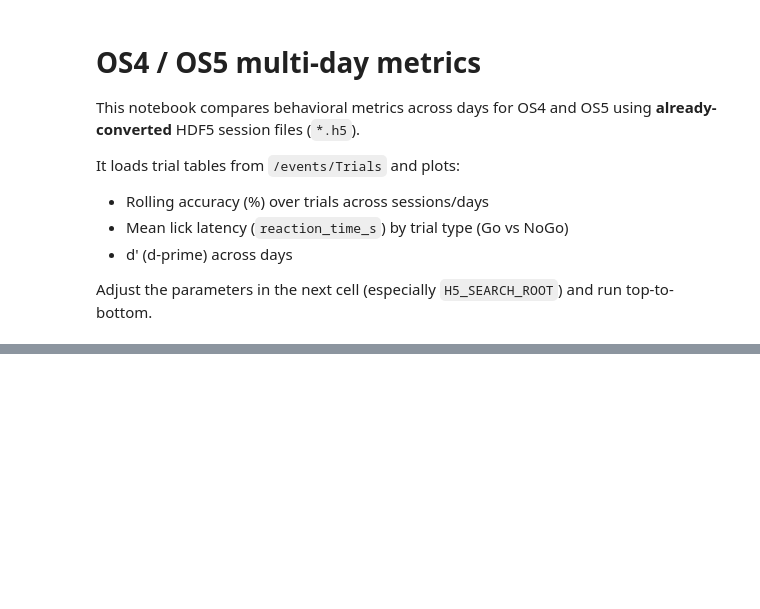
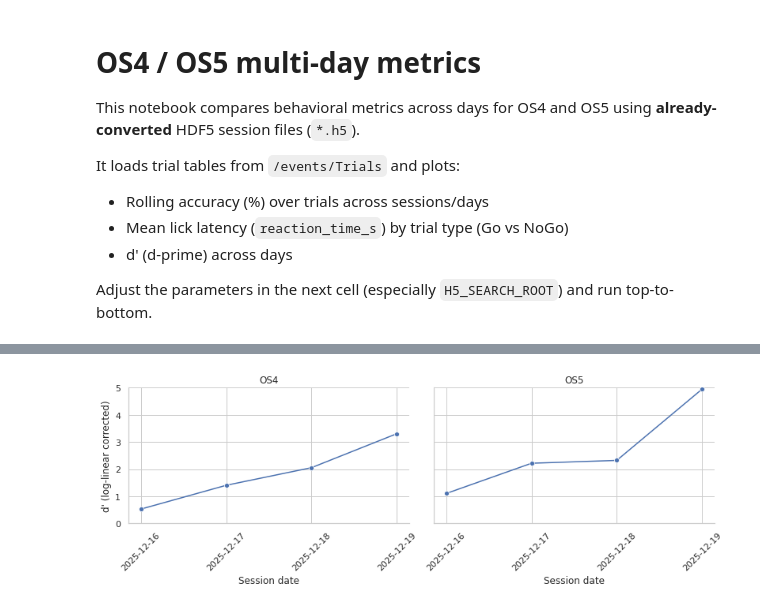
Before and after one commit to boazmohar/DELTA_Behavior, a Jupyter notebook: notebooks/os4_os5_multi_day_metrics.ipynb, the cells around one changed output, grey strips where cells are left out. Saved outputs shown, nothing was run; the diff lists cells and outputs as text; code cells hidden in the pictures; blank space fills up the shorter version.

```diff
--- a/notebooks/os4_os5_multi_day_metrics.ipynb
+++ b/notebooks/os4_os5_multi_day_metrics.ipynb
@@ -406,31 +449,33 @@ plt.show()
 # %%
 # Plot 2: d' across days (per animal)
 
 g = sns.relplot(
     data=day_summary,
     x="session_date",
     y="d_prime",
     col="animal_id",
     kind="line",
     marker="o",
     facet_kws={"sharey": True, "sharex": True},
     height=4,
     aspect=1.4,
 )
 g.set_titles("{col_name}")
 
 for ax, (animal_id, subdf) in zip(g.axes.flat, day_summary.groupby("animal_id", sort=True)):
     ax.axhline(0, color="gray", linestyle=":", linewidth=1)
     unique_dates = sorted(subdf["session_date"].unique())
     date_nums = mdates.date2num(unique_dates)
     ax.xaxis.set_major_locator(FixedLocator(date_nums))
     ax.xaxis.set_major_formatter(mdates.DateFormatter("%Y-%m-%d"))
     ax.tick_params(axis="x", rotation=45)
     ax.set_xlabel("Session date")
     ax.set_ylabel("d' (log-linear corrected)")
-
+plt.ylim([0, 5])
 plt.tight_layout()
 plt.show()
+# %% [output]
+[figure, added]
 # %%
 # Plot 3: mean lick latency by trial type (Go vs NoGo) across days
 
```
Also changed, not shown: parts of 7 cells of this notebook, 2 other files.
